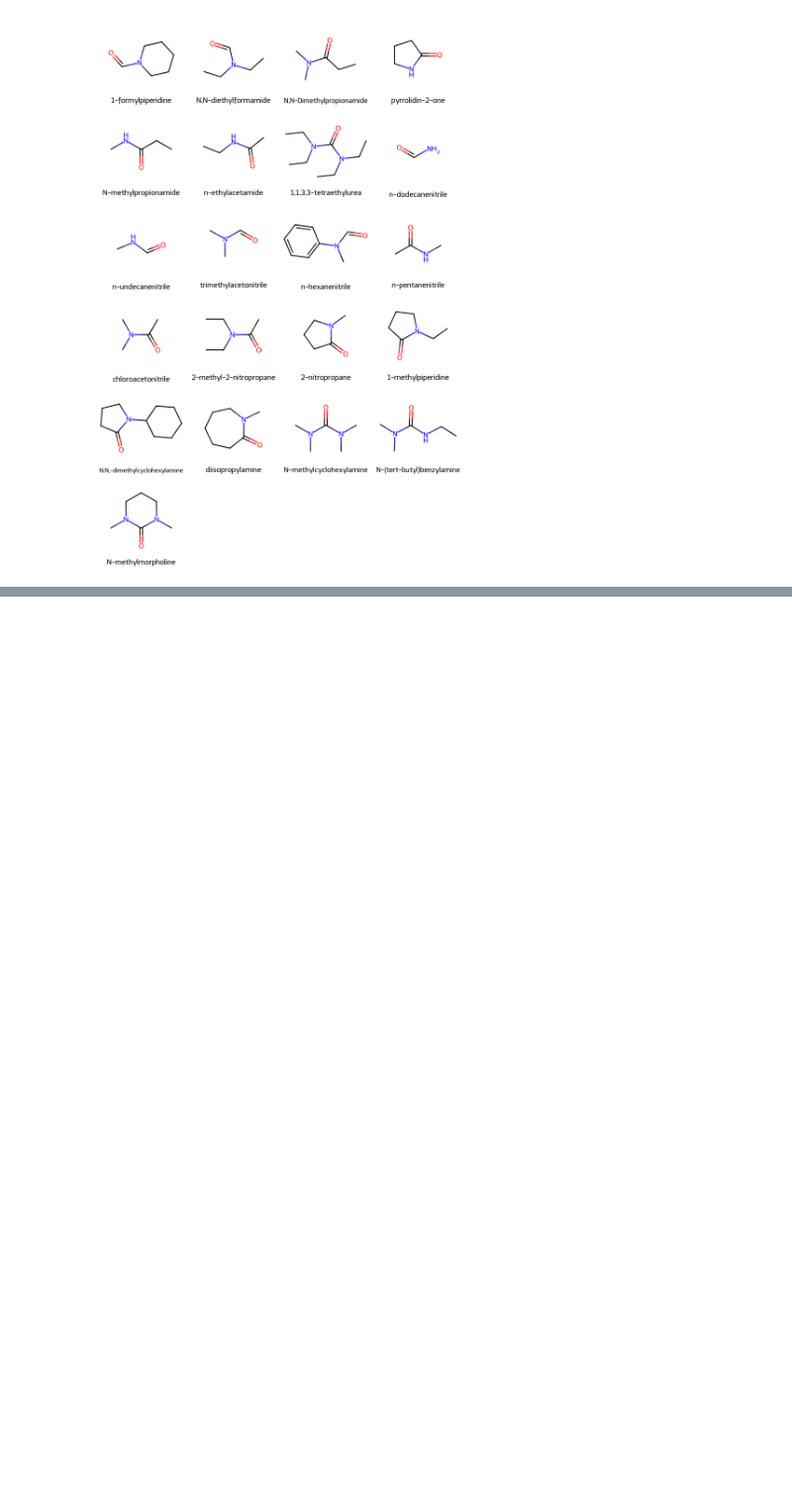
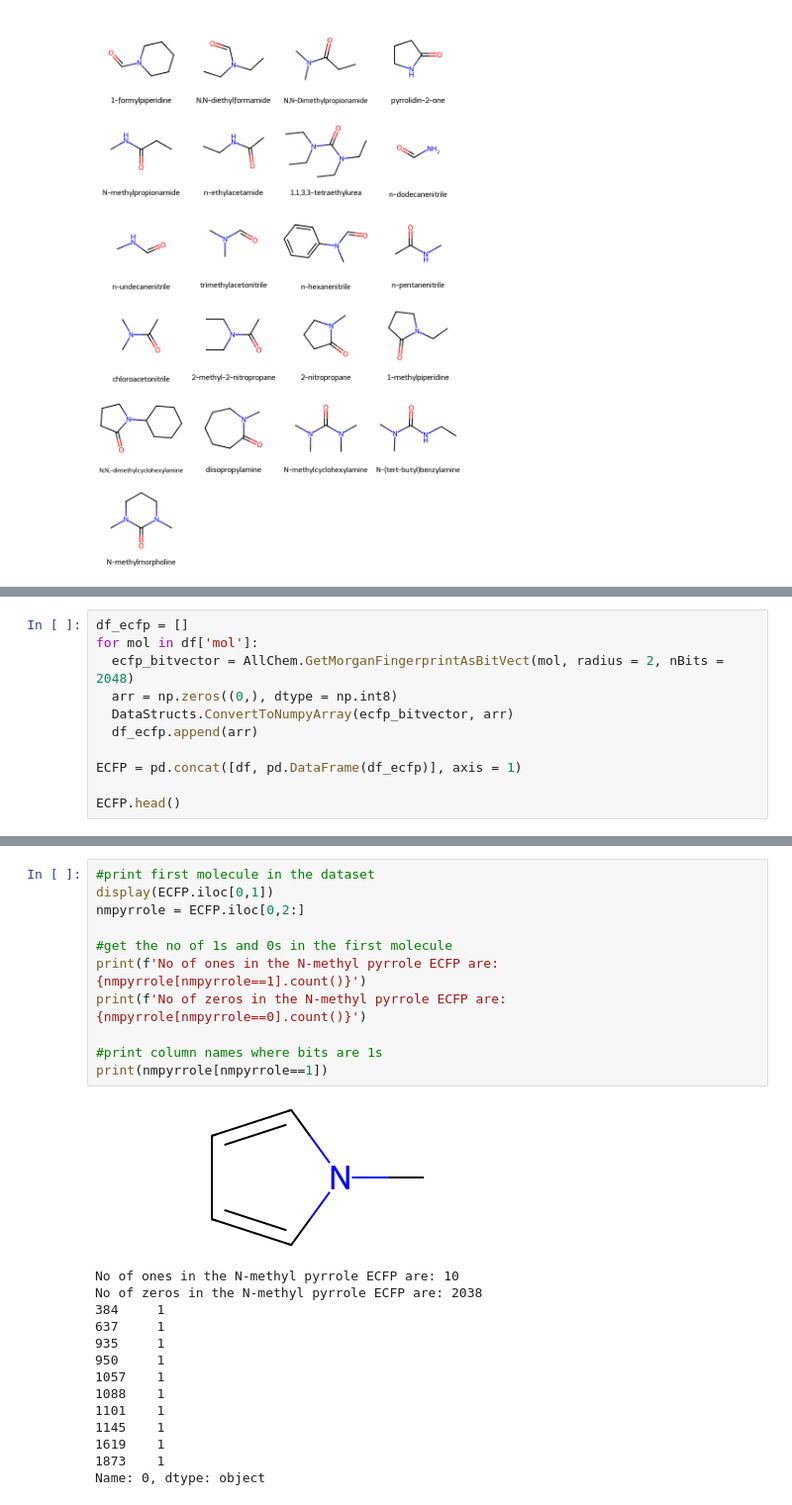
Before and after one commit to sandarnaing/tutorial, a Jupyter notebook: rdkit/rdkit_tutorial_5.ipynb, the cells around one changed output, grey strips where cells are left out. Shown at 99% size. Cells and saved outputs as stored; diff of their text form; blank space fills up the shorter version.

```diff
--- a/rdkit/rdkit_tutorial_5.ipynb
+++ b/rdkit/rdkit_tutorial_5.ipynb
@@ -437,0 +573,11 @@ img
+# %%
+df_ecfp = []
+for mol in df['mol']:
+  ecfp_bitvector = AllChem.GetMorganFingerprintAsBitVect(mol, radius = 2, nBits = 2048)
+  arr = np.zeros((0,), dtype = np.int8)
+  DataStructs.ConvertToNumpyArray(ecfp_bitvector, arr)
+  df_ecfp.append(arr)
+
+ECFP = pd.concat([df, pd.DataFrame(df_ecfp)], axis = 1)
+
+ECFP.head()
@@ -437,0 +592,26 @@ img
+# %%
+#print first molecule in the dataset
+display(ECFP.iloc[0,1])
+nmpyrrole = ECFP.iloc[0,2:]
+
+#get the no of 1s and 0s in the first molecule
+print(f'No of ones in the N-methyl pyrrole ECFP are: {nmpyrrole[nmpyrrole==1].count()}')
+print(f'No of zeros in the N-methyl pyrrole ECFP are: {nmpyrrole[nmpyrrole==0].count()}')
+
+#print column names where bits are 1s
+print(nmpyrrole[nmpyrrole==1])
+# %% [output]
+[figure, added]
+No of ones in the N-methyl pyrrole ECFP are: 10
+No of zeros in the N-methyl pyrrole ECFP are: 2038
+384     1
+637     1
+935     1
+950     1
+1057    1
+1088    1
+1101    1
+1145    1
+1619    1
+1873    1
+Name: 0, dtype: object
```
Also changed, not shown: parts of 13 cells of this notebook.
